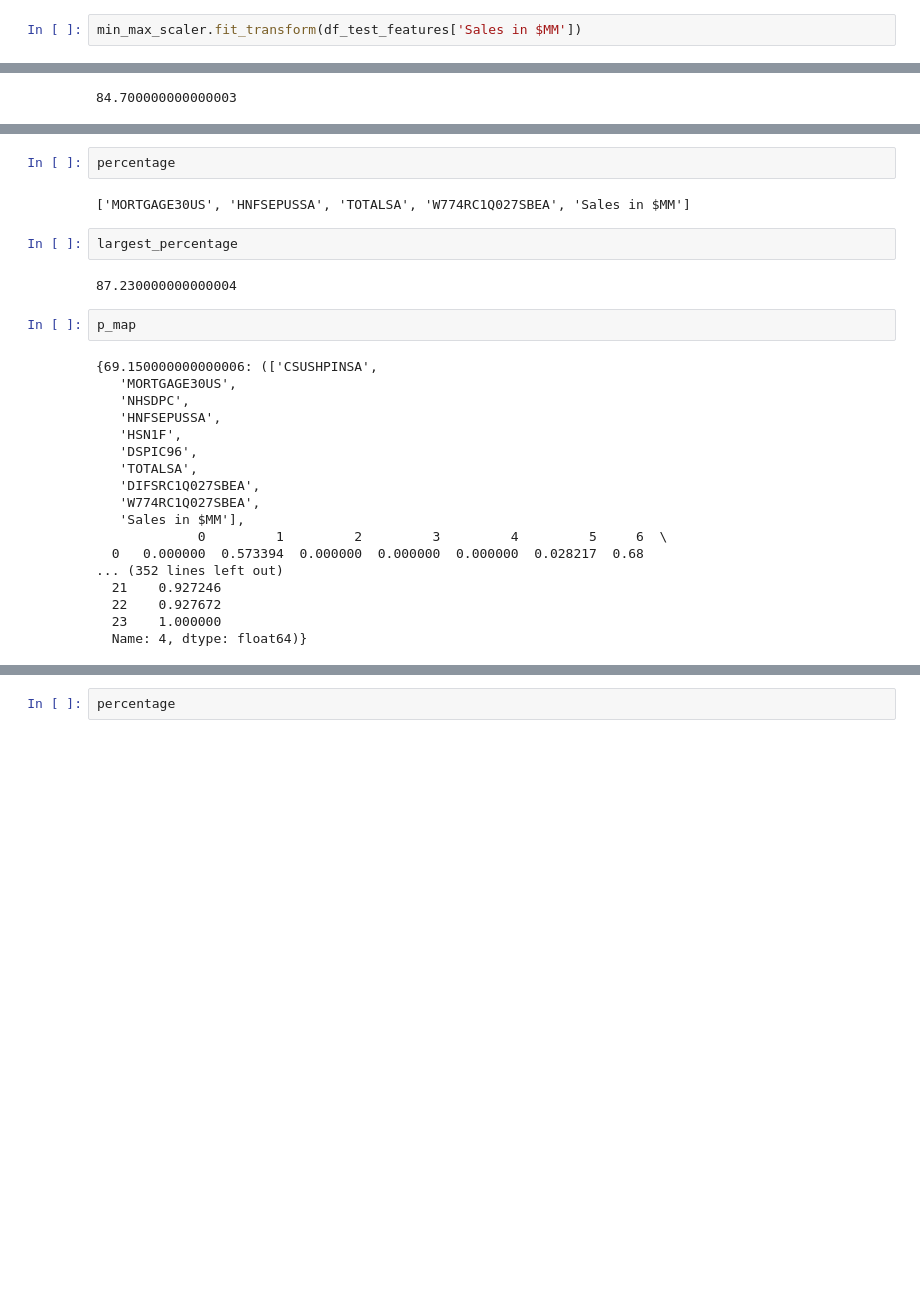
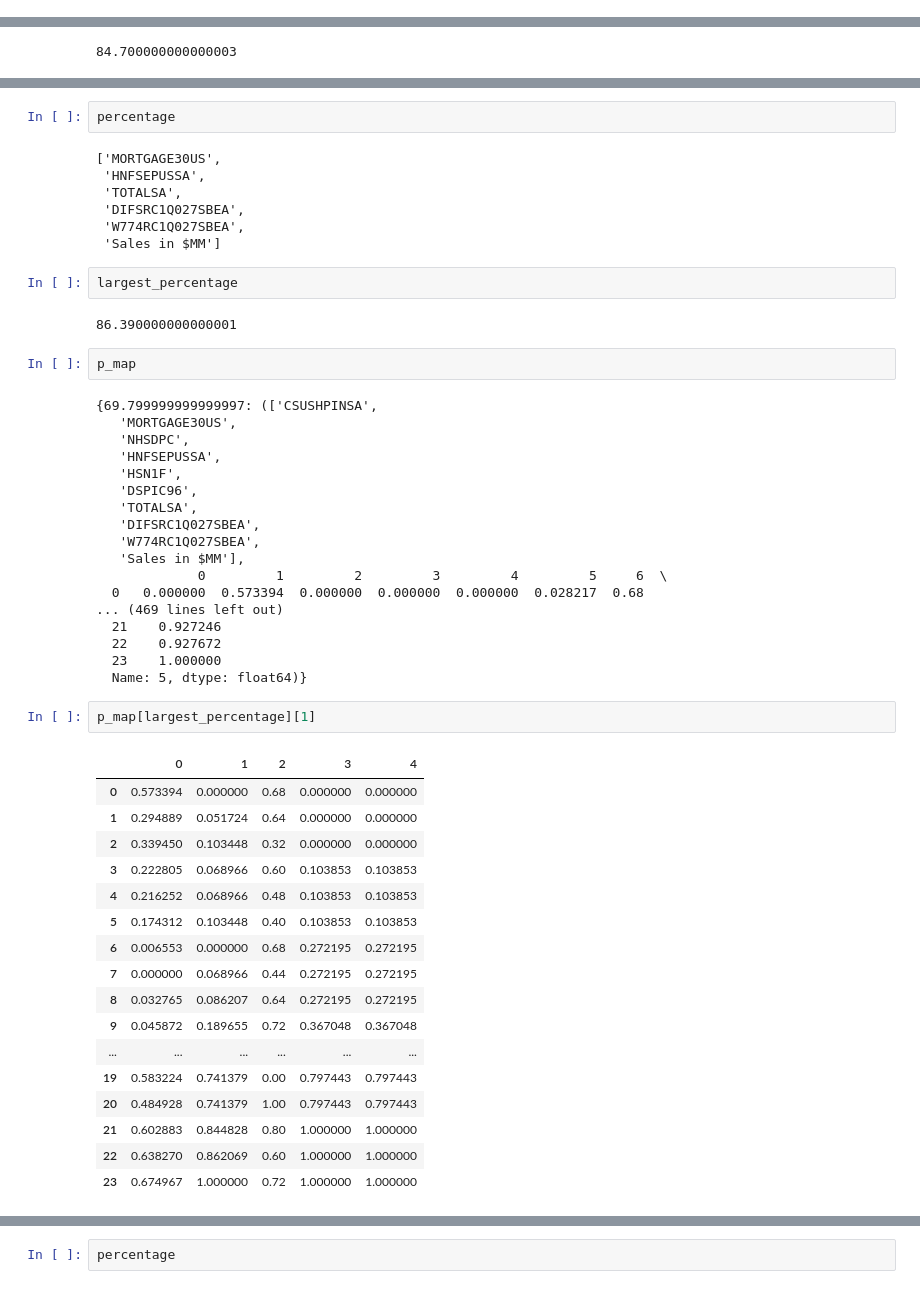
Before and after one commit to TeemosCode/UIUC-Illini-Statistics-Datathon-2017Spring, a Jupyter notebook: Datathon_modelling_All_features_to_Find_Best_Features.ipynb, the cells around one changed output, grey strips where cells are left out. Saved outputs shown, nothing was run; the diff lists cells and outputs as text; blank space fills up the shorter version.

```diff
--- a/Datathon_modelling_All_features_to_Find_Best_Features.ipynb
+++ b/Datathon_modelling_All_features_to_Find_Best_Features.ipynb
@@ -164,5 +182,3 @@ largest_percentage
 percentage
 # %% [output]
 [['FEDFUNDS', 'HNFSEPUSSA', 'TOTALSA', 'W774RC1Q027SBEA', 'Sales in $MM']]
-# %%
-min_max_scaler.fit_transform(df_test_features['Sales in $MM'])
@@ -379,15 +344,20 @@ for columns in have_list:
 # %%
 percentage
 # %% [output]
-['MORTGAGE30US', 'HNFSEPUSSA', 'TOTALSA', 'W774RC1Q027SBEA', 'Sales in $MM']
+['MORTGAGE30US',
+ 'HNFSEPUSSA',
+ 'TOTALSA',
+ 'DIFSRC1Q027SBEA',
+ 'W774RC1Q027SBEA',
+ 'Sales in $MM']
 # %%
 largest_percentage
 # %% [output]
-87.230000000000004
+86.390000000000001
 # %%
 p_map
 # %% [output]
-{69.150000000000006: (['CSUSHPINSA',
+{69.799999999999997: (['CSUSHPINSA',
    'MORTGAGE30US',
    'NHSDPC',
    'HNFSEPUSSA',
@@ -399,8 +369,28 @@ p_map
    'Sales in $MM'],
              0         1         2         3         4         5     6  \
   0   0.000000  0.573394  0.000000  0.000000  0.000000  0.028217  0.68
-... (352 lines left out)
+... (469 lines left out)
   21    0.927246
   22    0.927672
   23    1.000000
-  Name: 4, dtype: float64)}
+  Name: 5, dtype: float64)}
+# %%
+p_map[largest_percentage][1]
+# %% [output]
+|  | 0 | 1 | 2 | 3 | 4 |
+| 0 | 0.573394 | 0.000000 | 0.68 | 0.000000 | 0.000000 |
+| 1 | 0.294889 | 0.051724 | 0.64 | 0.000000 | 0.000000 |
+| 2 | 0.339450 | 0.103448 | 0.32 | 0.000000 | 0.000000 |
+| 3 | 0.222805 | 0.068966 | 0.60 | 0.103853 | 0.103853 |
+| 4 | 0.216252 | 0.068966 | 0.48 | 0.103853 | 0.103853 |
+| 5 | 0.174312 | 0.103448 | 0.40 | 0.103853 | 0.103853 |
+| 6 | 0.006553 | 0.000000 | 0.68 | 0.272195 | 0.272195 |
+| 7 | 0.000000 | 0.068966 | 0.44 | 0.272195 | 0.272195 |
+| 8 | 0.032765 | 0.086207 | 0.64 | 0.272195 | 0.272195 |
+| 9 | 0.045872 | 0.189655 | 0.72 | 0.367048 | 0.367048 |
+| ... | ... | ... | ... | ... | ... |
+| 19 | 0.583224 | 0.741379 | 0.00 | 0.797443 | 0.797443 |
+| 20 | 0.484928 | 0.741379 | 1.00 | 0.797443 | 0.797443 |
+| 21 | 0.602883 | 0.844828 | 0.80 | 1.000000 | 1.000000 |
+| 22 | 0.638270 | 0.862069 | 0.60 | 1.000000 | 1.000000 |
+| 23 | 0.674967 | 1.000000 | 0.72 | 1.000000 | 1.000000 |
```
Also changed, not shown: parts of 22 cells of this notebook.
